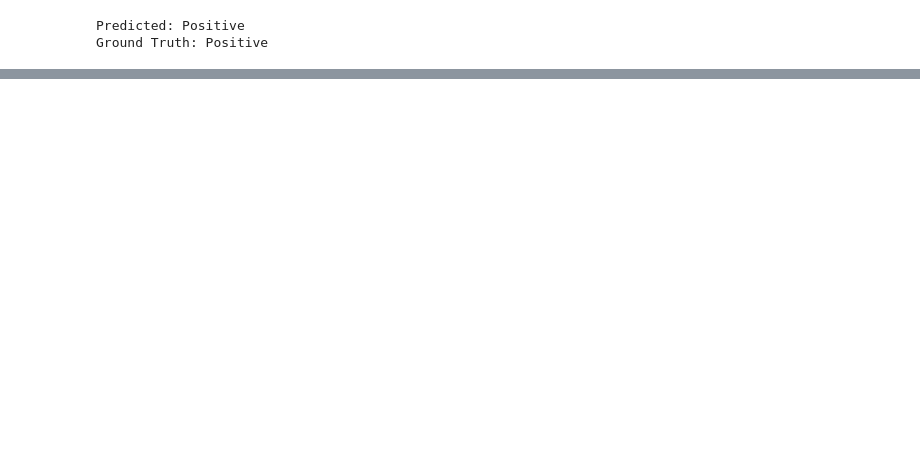
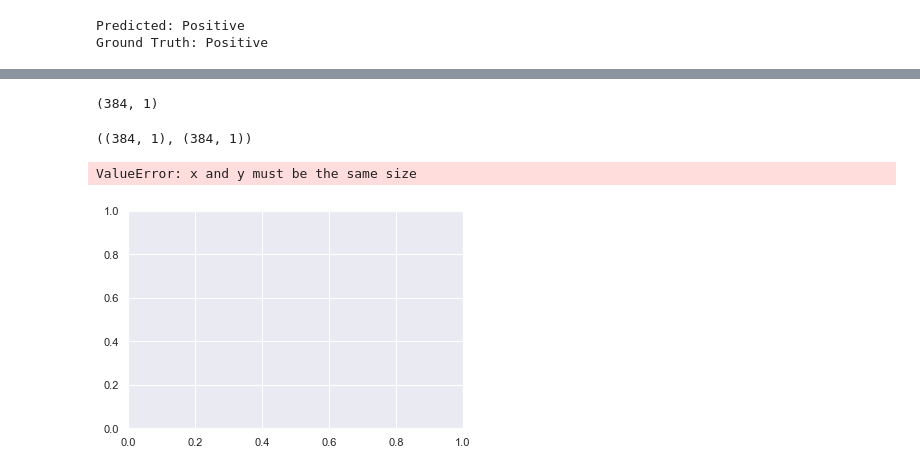
Before and after one commit to Hassan6678/NLP, a Jupyter notebook: Model.ipynb, the cells around one changed output, grey strips where cells are left out. Drawn from its saved outputs; the diff is of its cells as text; code cells hidden in the pictures; blank space fills up the shorter version.

Commit message:
pyTorch Model

```diff
--- a/Model.ipynb
+++ b/Model.ipynb
@@ -334,0 +369,2 @@ weighted avg       0.52      0.46      0.44       100
+# %%
+model.compile(loss="mean_absolute_error", optimizer="adam",metrics=['accuracy'])
@@ -334,0 +385,2 @@ weighted avg       0.52      0.46      0.44       100
+# %%
+history = model.fit(x_train,y_train,epochs=50,validation_data=(x_test,y_test))
@@ -334,0 +405,17 @@ weighted avg       0.52      0.46      0.44       100
+# %%
+result = model.predict(x_test)
+# %%
+true_label = np.reshape(y_test, (y_test.shape[0], 1)
+# %% [output]
+(384, 1)
+# %%
+result.shape, true_label.shape
+# %% [output]
+((384, 1), (384, 1))
+# %%
+plt.scatter(range(20),result,c='r')
+plt.scatter(range(20),true_label,c='g')
+plt.show
+# %% [output]
+ValueError: x and y must be the same size
+[figure, added]
```
Also changed, not shown: parts of 27 cells of this notebook.
